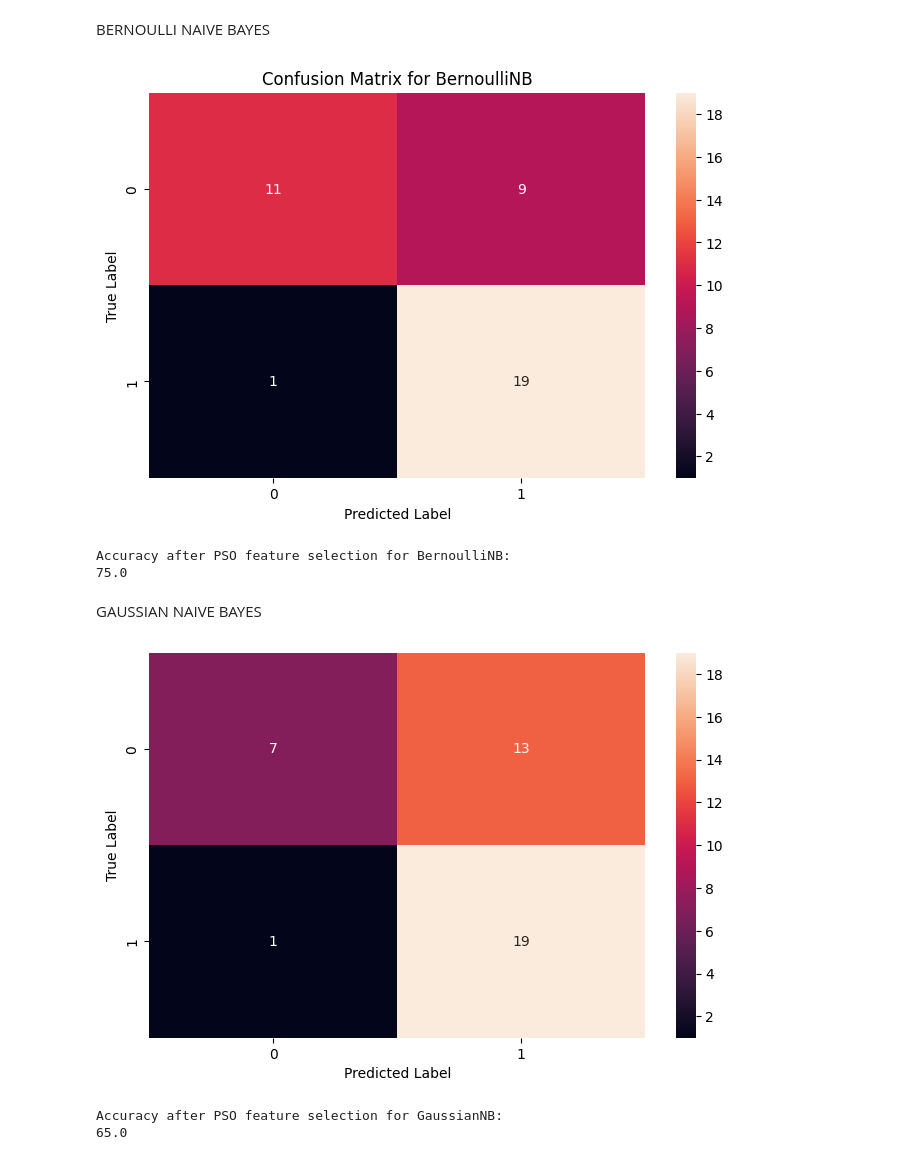
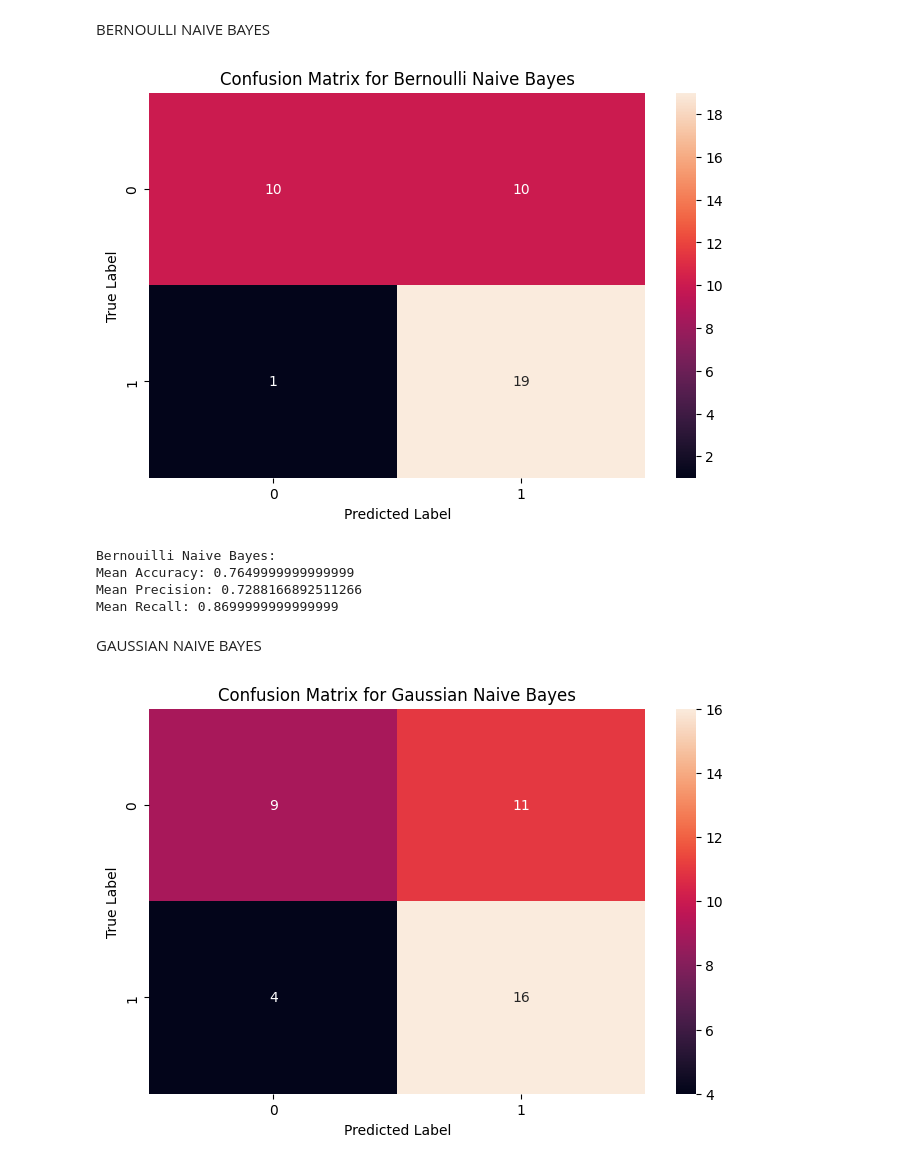
Before and after one commit to mahsyazeta/NBPSO, a Jupyter notebook: nbpso/pso_NB.ipynb, the cells around one changed output. Drawn from its saved outputs; the diff is of its cells as text; code cells hidden in the pictures.

```diff
--- a/nbpso/pso_NB.ipynb
+++ b/nbpso/pso_NB.ipynb
@@ -137,18 +216,26 @@ predict_selected_bernoulli = bnb_selected.predict(X_test_selected)
 # %%
-#confusion matrix model BernoulliNB
+# confusion matrix model BernoulliNB
 f, ax = plt.subplots(figsize=(8,5))
-sns.heatmap(confusion_matrix(y_test, predict_selected_bernoulli), annot=True, fmt=".0f", ax=ax)
+sns.heatmap(confusion_matrix(y_test, predict_bnb), annot=True, fmt=".0f", ax=ax)
 plt.xlabel("Predicted Label")
 plt.ylabel("True Label")
-plt.title("Confusion Matrix for BernoulliNB")
+plt.title("Confusion Matrix for Bernoulli Naive Bayes")
 plt.show()
 # %% [output]
-[figure, old version]
+[figure, new version]
-# %%
-print('Accuracy after PSO feature selection for BernoulliNB: ')
-print(accuracy_score(y_test, predict_selected_bernoulli)*100)
-# %% [output]
-Accuracy after PSO feature selection for BernoulliNB:
-75.0
+# %%
+mean_accuracy_bnb = np.mean(cv_accuracy_bnb)
+mean_precision_bnb = np.mean(cv_precision_bnb)
+mean_recall_bnb = np.mean(cv_recall_bnb)
+
+print("Bernouilli Naive Bayes:")
+print("Mean Accuracy:", mean_accuracy_bnb)
+print("Mean Precision:", mean_precision_bnb)
+print("Mean Recall:", mean_recall_bnb)
+# %% [output]
+Bernouilli Naive Bayes:
+Mean Accuracy: 0.7649999999999999
+Mean Precision: 0.7288166892511266
+Mean Recall: 0.8699999999999999
 # %% [markdown]
 GAUSSIAN NAIVE BAYES
@@ -165,20 +242,44 @@ X_test_selected_gaussian = X_test[:, selected_indices_gaussian]
-# %%
-# Klasifikasi menggunakan GaussianNB
-gaussian_nb_selected = GaussianNB()
-gaussian_nb_selected.fit(X_train_selected_gaussian.toarray(), y_train)
-predict_selected_gaussian = gaussian_nb_selected.predict(X_test_selected_gaussian.toarray())
+# %%
+# Array penyimpanan hasil k-10
+cv_accuracy_gnb = []
+cv_precision_gnb = []
+cv_recall_gnb = []
+# %%
+for train_idx, test_idx in kfold.split(X, y):
+    X_train, X_test = X.iloc[train_idx], X.iloc[test_idx]
+    y_train, y_test = y.iloc[train_idx], y.iloc[test_idx]
+
+    # TF-IDF Vectorization
+    tfidf_model = TfidfVectorizer(smooth_idf=False).fit(X_train)
+    X_train_tfidf = tfidf_model.transform(X_train).toarray()
+    X_test_tfidf = tfidf_model.transform(X_test).toarray()
+
+    # Feature Selection using PSO
+    selected_features = pso_feature_selection(X_train_tfidf, y_train, n_particles=10, n_iterations=100, num_features=X_train_tfidf.shape[1])
+
+
+    # Train model using selected features
+    gnb = GaussianNB()
+    gnb.fit(X_train_tfidf[:, selected_features], y_train)
+
+    # Predictions
+    predict_gnb = gnb.predict(X_test_tfidf[:, selected_features])
+
+    # Evaluation
+    accuracy_gnb = accuracy_score(y_test, predict_gnb)
+    precision_gnb = precision_score(y_test, predict_gnb)
+    recall_gnb = recall_score(y_test, predict_gnb)
+
+    cv_accuracy_gnb.append(accuracy_gnb)
+    cv_precision_gnb.append(precision_gnb)
+    cv_recall_gnb.append(recall_gnb)
 # %%
-#confusion matrix model GaussianNB
+# confusion matrix model GaussianNB
 f, ax = plt.subplots(figsize=(8,5))
-sns.heatmap(confusion_matrix(y_test, predict_selected_gaussian), annot=True, fmt=".0f", ax=ax)
+sns.heatmap(confusion_matrix(y_test, predict_gnb), annot=True, fmt=".0f", ax=ax)
 plt.xlabel("Predicted Label")
 plt.ylabel("True Label")
+plt.title("Confusion Matrix for Gaussian Naive Bayes")
 plt.show()
 # %% [output]
-[figure, old version]
+[figure, new version]
-# %%
-print('Accuracy after PSO feature selection for GaussianNB: ')
-print(accuracy_score(y_test, predict_selected_gaussian)*100)
-# %% [output]
-Accuracy after PSO feature selection for GaussianNB:
-65.0
```
Also changed, not shown: parts of 22 cells of this notebook, 1 other file.
